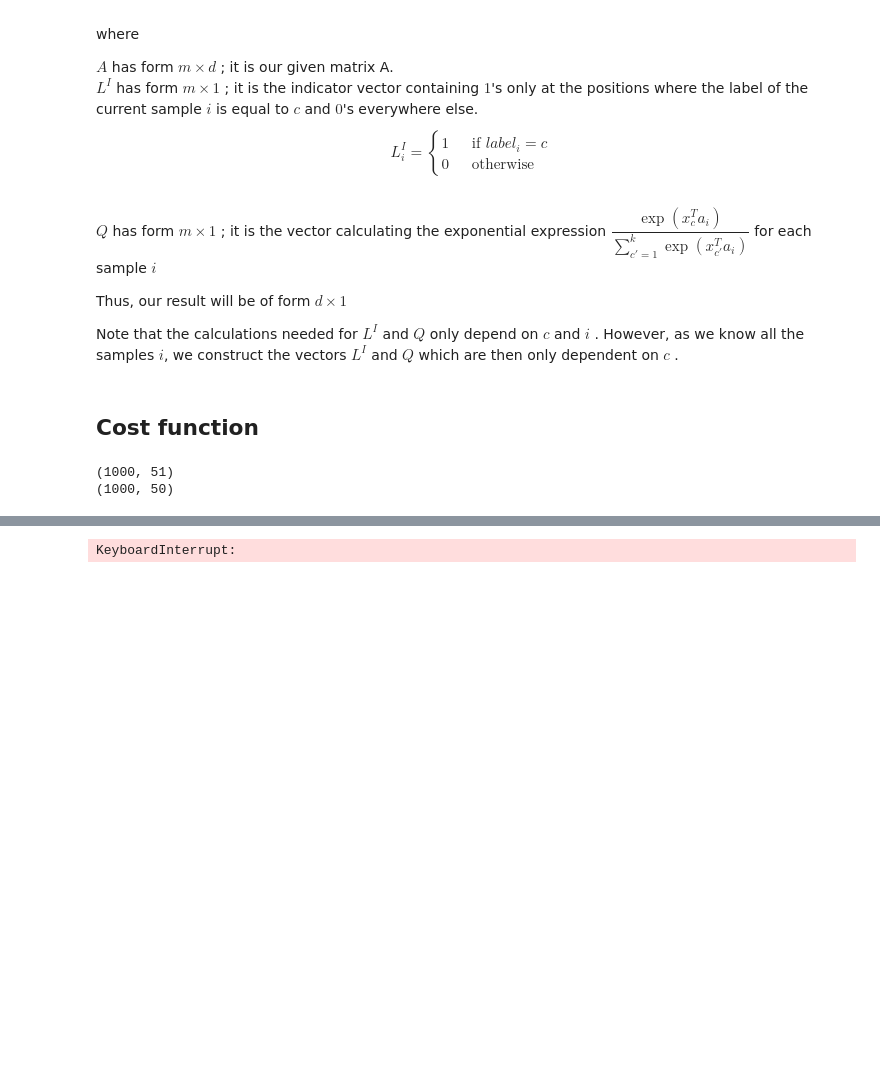
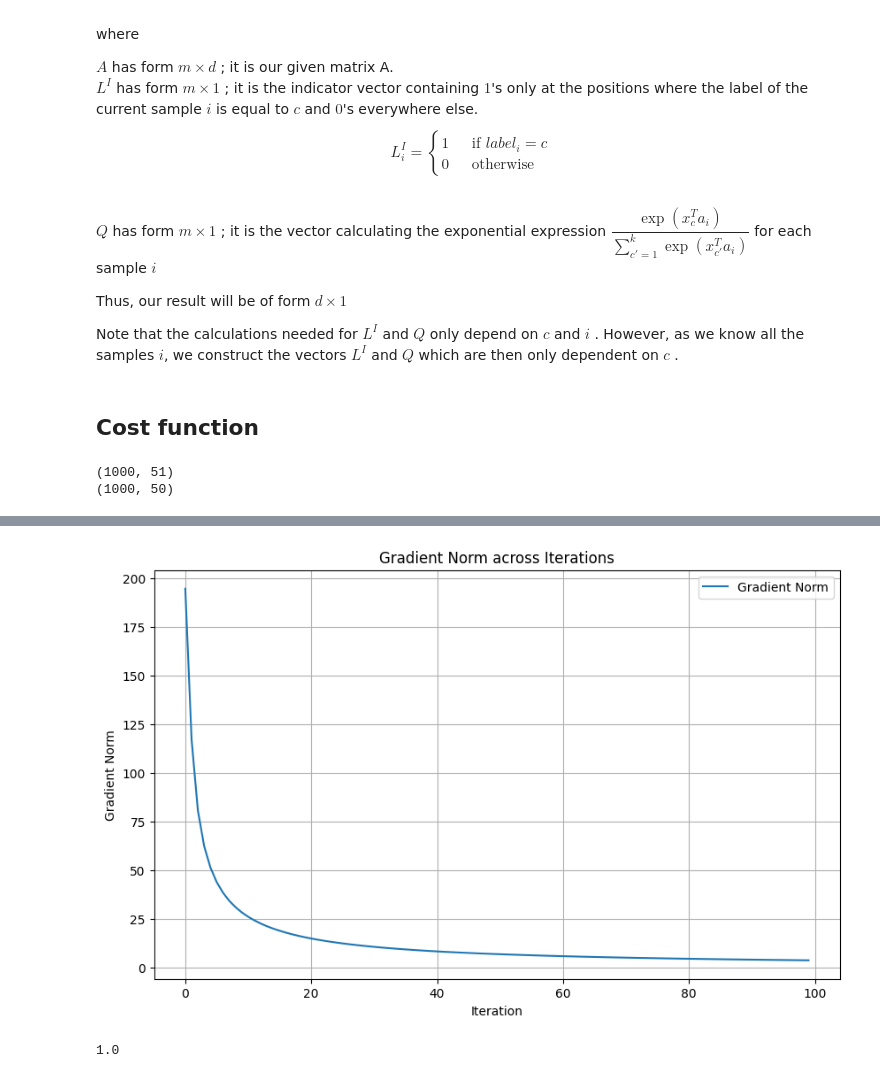
Before and after one commit to maloooon/Optimizing_Multi-Class_Logistic_Regression_with_Gradient-Based_Methods, a Jupyter notebook: Notebook_HW1_Ele.ipynb, the cells around one changed output, grey strips where cells are left out. Saved outputs shown, nothing was run; the diff lists cells and outputs as text; code cells hidden in the pictures; blank space fills up the shorter version.

```diff
--- a/Notebook_HW1_Ele.ipynb
+++ b/Notebook_HW1_Ele.ipynb
@@ -287,12 +290,11 @@ def cost_function_full(X,A):
         a_i = A[sample_idx, :]
         sum_1 += (x_bi @ a_i) # automatically calculates (1,1000) x (1000,1)
     sum_2 = 0
-    current = 1 # initial so np.log(1) = 0
     for sample_idx in range(m):
-        sum_2 += np.log(current)
         current = 0 # so we have the correct start value
         for label_idx in range(k):
             current += np.exp((X[:,label_idx]) @ A[sample_idx,:])
+        sum_2 += np.log(current)
 
     return sum_1 + sum_2
 # %%
@@ -388,7 +438,7 @@ import matplotlib.pyplot as plt
 
 X_0 = X
 gradient_norms = []
-for i in range(25): # 10 iterations
+for i in range(100): # 10 iterations
     print("Current Loss : {}".format(cost_function_full(X_0, A)))
     # Gradient step
 
@@ -438 +504,2 @@ Current Loss : 23.712323700179695
+[figure, added]
-KeyboardInterrupt:
+1.0
```
Also changed, not shown: parts of 6 cells of this notebook.
